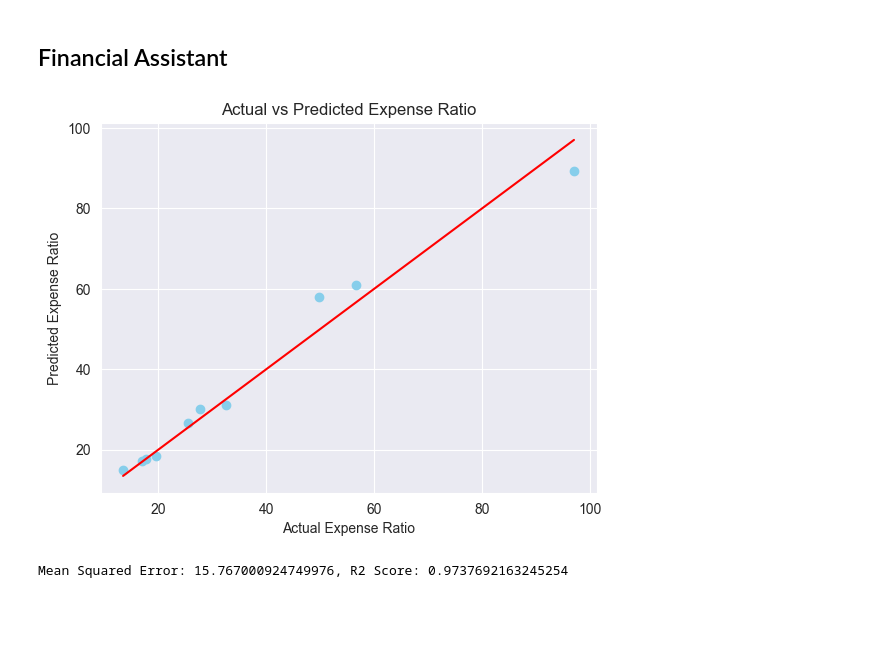
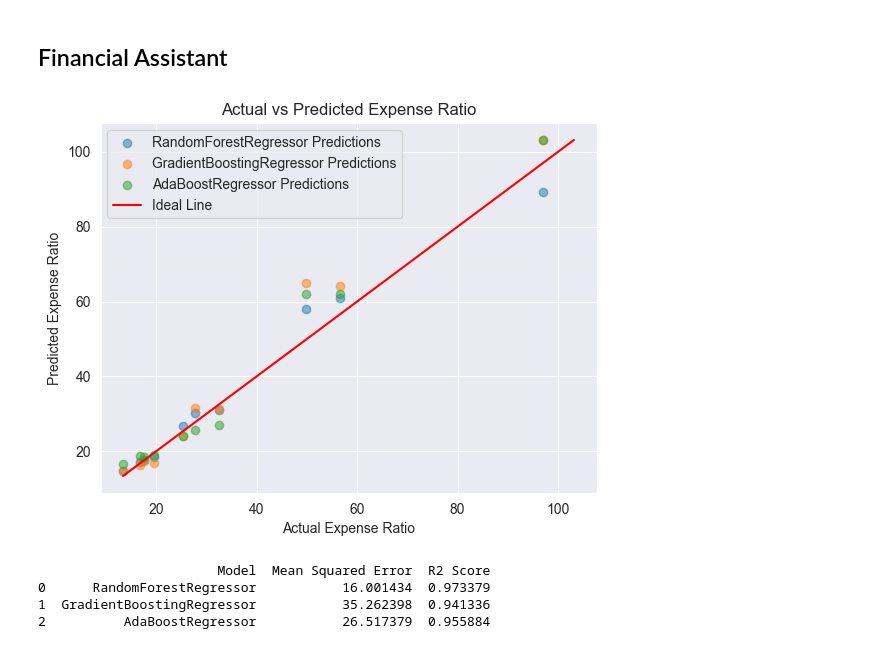
Before and after one commit to byQuexo/Machine-Learning-Finance-Assistant, a Jupyter notebook: sample.ipynb, the cells around one changed output. Saved outputs shown, nothing was run; the diff lists cells and outputs as text; code cells hidden in the pictures; blank space fills up the shorter version.

```diff
--- a/sample.ipynb
+++ b/sample.ipynb
@@ -81,7 +80,7 @@ def calculate_financial_metrics(df):
     df['Total Expenses'] = df[expense_columns].sum(axis=1)
 
     # Calculate savings rate
-    df['Savings Rate'] = (df['Savings for Property (£)'].fillna(0) / df['Monthly Income (£)']) * 100
+    df['Savings Rate'] = (df['Savings for Property (£)'] / df['Monthly Income (£)']) * 100
 
     # Calculate disposable income
     df['Disposable Income'] = df['Monthly Income (£)'] - df['Total Expenses']
@@ -432,6 +431,7 @@ create_trend_visualization()
 # %% [markdown]
 ## Financial Assistant
 # %%
+from sklearn.ensemble import AdaBoostRegressor, GradientBoostingRegressor
 from sklearn.model_selection import train_test_split
 from sklearn.metrics import mean_squared_error, r2_score
 import pandas as pd
@@ -442,44 +442,64 @@ Explanation of Expense Ratio:
     The expense ratio is the percentage of the total expenses divided by the Monthly Income.
 Why is it important?
     The expense ratio helps to understand how much of the income is spent on expenses.
     A lower expense ratio indicates more savings and financial health.
 """
 
 def train_expense_ration_model_evaluation(df):
     feature_cols = [
         'Monthly Income (£)',
         'Total Expenses',
     ]
     target_col = 'Expense Ratio'
 
     x = df[feature_cols]
     y = df[target_col]
 
     x_train, x_test, y_train, y_test = train_test_split(x, y, test_size=0.2, random_state=42)
 
-    model = RandomForestRegressor(random_state=42, n_estimators=200, max_depth=20, min_samples_split=2, min_samples_leaf=1)
-    model.fit(x_train, y_train)
+    models = {
+        'RandomForestRegressor': RandomForestRegressor(random_state=42, n_estimators=200, max_depth=20, min_samples_split=2, min_samples_leaf=1),
+        'GradientBoostingRegressor': GradientBoostingRegressor(random_state=42, n_estimators=200, max_depth=20, min_samples_split=2, min_samples_leaf=1),
+        'AdaBoostRegressor': AdaBoostRegressor(random_state=42, n_estimators=200)
+    }
 
-    predictions = model.predict(x_test)
+    results = []
 
-    mse = mean_squared_error(y_test, predictions)
-    r2 = r2_score(y_test, predictions)
+    min_val = None
+    max_val = None
 
-    min_val = min(y_test.min(), predictions.min())
-    max_val = max(y_test.max(), predictions.max())
+    for model_name, model in models.items():
+        model.fit(x_train, y_train)
+        predictions = model.predict(x_test)
+        mse = mean_squared_error(y_test, predictions)
+        r2 = r2_score(y_test, predictions)
+        results.append({
+            'Model': model_name,
+            'Mean Squared Error': mse,
+            'R2 Score': r2
+        })
 
-    plt.scatter(y_test, predictions, color='skyblue', label='Predictions')
+        min_val = min(y_test.min(), predictions.min())
+        max_val = max(y_test.max(), predictions.max())
+
+        plt.scatter(y_test, predictions, label=f'{model_name} Predictions', alpha=0.5)
+
     plt.plot([min_val, max_val], [min_val, max_val], color='red', linestyle='-', label='Ideal Line')
     plt.xlabel('Actual Expense Ratio')
     plt.ylabel('Predicted Expense Ratio')
     plt.title('Actual vs Predicted Expense Ratio')
+    plt.legend()
     plt.show()
 
-    return mse, r2, predictions
+    results_df = pd.DataFrame(results)
 
-#Compare to other models make evaluation in tabular form
-mse, r2, predictions = train_expense_ration_model_evaluation(df)
-print(f'Mean Squared Error: {mse}, R2 Score: {r2}')
+    return results_df
+
+model_results = train_expense_ration_model_evaluation(df)
+print(model_results)
 # %% [output]
-[figure, old version]
+[figure, new version]
-Mean Squared Error: 15.767000924749976, R2 Score: 0.9737692163245254
+                       Model  Mean Squared Error  R2 Score
+0      RandomForestRegressor           16.001434  0.973379
+1  GradientBoostingRegressor           35.262398  0.941336
+2          AdaBoostRegressor           26.517379  0.955884
```
Also changed, not shown: parts of 2 cells of this notebook, 2 other files.
